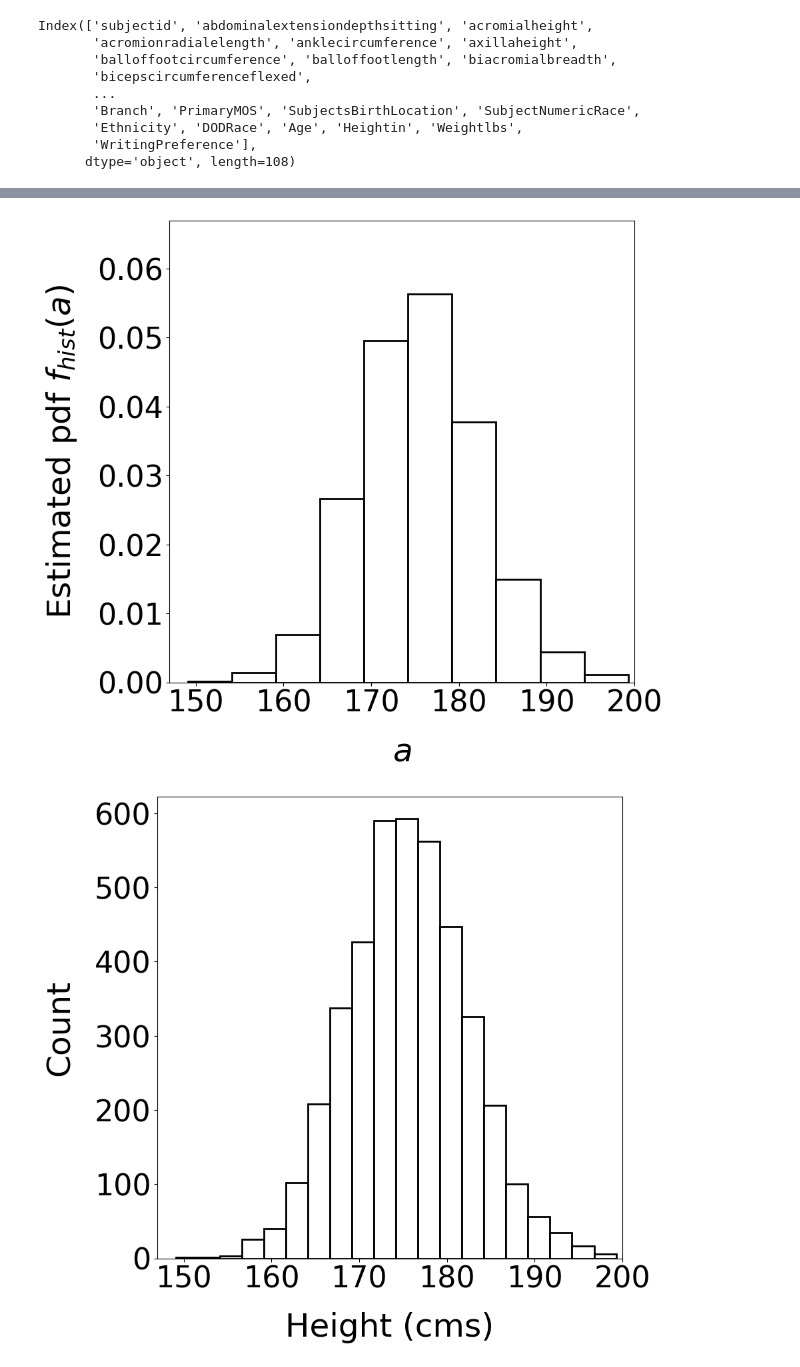
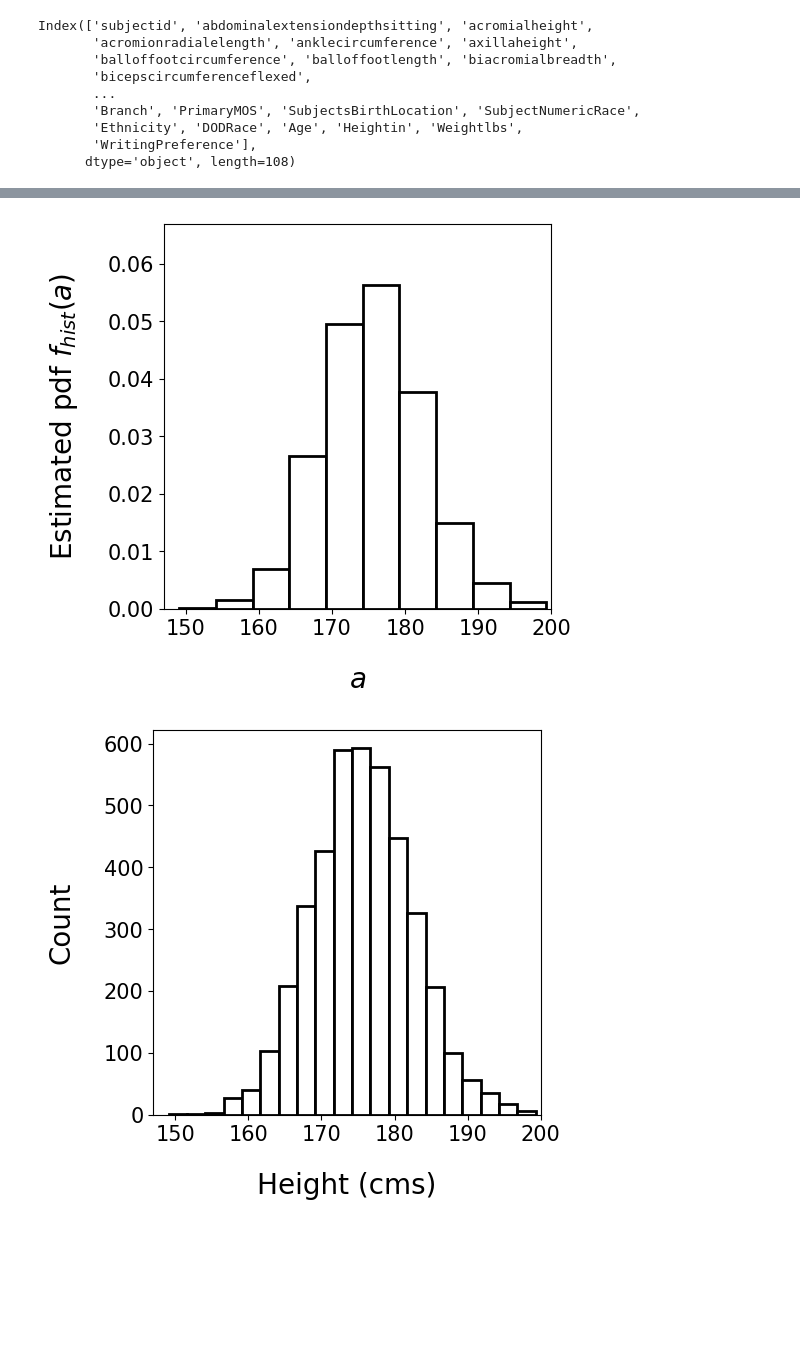
Before and after one commit to cfgranda/ps4ds, a Jupyter notebook: continuous_variables/height_US_army.ipynb, the cells around one changed output, grey strips where cells are left out. Drawn from its saved outputs; the diff is of its cells as text; code cells hidden in the pictures; blank space fills up the shorter version.

```diff
--- a/continuous_variables/height_US_army.ipynb
+++ b/continuous_variables/height_US_army.ipynb
@@ -1,12 +11,11 @@
 # %%
-# Data source: http://mreed.umtri.umich.edu/mreed/downloads.html
 import pandas as pd
 import numpy as np
 import matplotlib.pyplot as plt
 import seaborn as sns
 from scipy.stats import norm
 
-data = pd.read_csv ("./data/ANSUR II MALE Public.csv", encoding='latin-1')
+data = pd.read_csv ("../data/ANSUR II MALE Public.csv", encoding='latin-1')
 print(data.columns)
 # %% [output]
 Index(['subjectid', 'abdominalextensiondepthsitting', 'acromialheight',
@@ -36,15 +45,15 @@ print("Median: " + str(median))
 print("First quartile: " + str(first_quartile))
 print("Third quartile: " + str(third_quartile))
 
-font_size = 25
-font_size_legend = 22
-font_size_ticks = 22
+font_size = 20
+font_size_legend = 15
+font_size_ticks = 15
 
 x_min = sorted_stature[0]
 x_max = sorted_stature[-1]
 y_min = -0.05
 y_max = 1.05
-plt.figure(figsize=(12,6))
+plt.figure(figsize=(8,4))
 plt.xticks(fontsize=font_size_ticks)
 plt.yticks(fontsize=font_size_ticks)
 plt.step(sorted_stature,cdf,linewidth=2,color="black")
@@ -61,7 +70,6 @@ plt.ylabel(r'Empirical cdf $F_{X}(a)$',fontsize=font_size)
 plt.xticks([150,160,first_quartile,median,third_quartile,190,200],
            labels=["150","160","$\hat{q}_1$","$\hat{q}_2$","$\hat{q}_3$","190","200"])
 plt.yticks([0,0.25,0.5,0.75,1])
-plt.savefig('plots/empirical_cdf_stature.pdf',bbox_inches="tight")
 # %% [output]
 Number of data: 4082
 Median: 175.5
@@ -92,5 +108,4 @@ plt.savefig('plots/boxplot_stature.pdf',bbox_inches="tight")
 # %%
-extra_fontsize_hist = 10
 n_bins = [10,20,50]
 x_min = 147
 x_max = 200
@@ -98,25 +113,23 @@ y_max = 0.067
 
 for n in n_bins:
 
-    plt.figure(figsize=(9,9))
-    plt.xticks(fontsize=font_size_ticks+extra_fontsize_hist)
-    plt.yticks(fontsize=font_size_ticks+extra_fontsize_hist)
+    plt.figure(figsize=(5,5))
+    plt.xticks(fontsize=font_size_ticks)
+    plt.yticks(fontsize=font_size_ticks)
     plt.hist(stature,bins=n,color='white', edgecolor='black',
               linewidth=2)
     plt.xlim([x_min,x_max])
-    plt.ylabel("Count",fontsize=font_size+extra_fontsize_hist,labelpad=20)
-    plt.xlabel('Height (cms)',fontsize=font_size+extra_fontsize_hist,labelpad=20)
-    plt.savefig('plots/histogram_stature' + str(n) + '.pdf',bbox_inches="tight")
+    plt.ylabel("Count",fontsize=font_size,labelpad=20)
+    plt.xlabel('Height (cms)',fontsize=font_size,labelpad=20)
 
-    plt.figure(figsize=(9,9))
-    plt.xticks(fontsize=font_size_ticks+extra_fontsize_hist)
-    plt.yticks(fontsize=font_size_ticks+extra_fontsize_hist)
+    plt.figure(figsize=(5,5))
+    plt.xticks(fontsize=font_size_ticks)
+    plt.yticks(fontsize=font_size_ticks)
     plt.hist(stature,bins=n,color='white', edgecolor='black',
               linewidth=2,density=True)
     plt.xlim([x_min,x_max])
     plt.ylim([0,y_max])
     plt.ylabel(r"Estimated pdf $f_{hist}(a)$",
-               fontsize=font_size+extra_fontsize_hist,labelpad=20)
-    plt.xlabel('$a$',fontsize=font_size+extra_fontsize_hist,labelpad=20)
-    plt.savefig('plots/histogram_stature' + str(n) + '_norm.pdf',bbox_inches="tight")
+               fontsize=font_size,labelpad=20)
+    plt.xlabel('$a$',fontsize=font_size,labelpad=20)
 # %% [output]
@@ -124,2 +137,2 @@ for n in n_bins:
-[figure, old version]
+[figure, new version]
-[figure, old version]
+[figure, new version]
```
Also changed, not shown: parts of 6 cells of this notebook, 4 other files.
